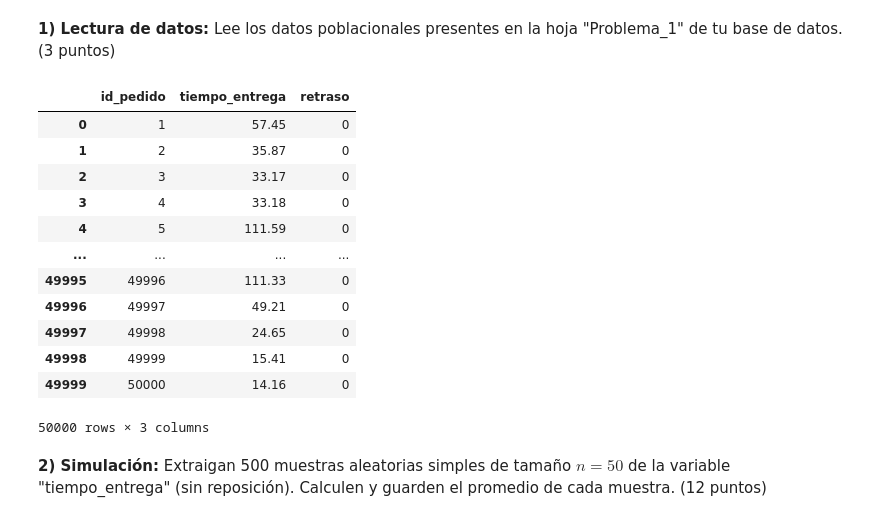
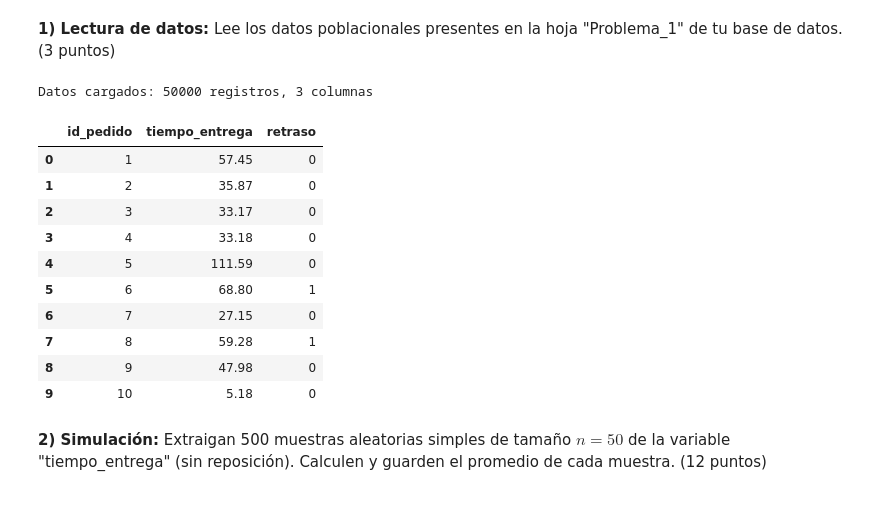
Before and after one commit to Cesitar16/Taller1_InferenciaEstadistica, a Jupyter notebook: TG1_MAT4152_FA.ipynb, the cells around one changed output. Drawn from its saved outputs; the diff is of its cells as text; code cells hidden in the pictures.

```diff
--- a/TG1_MAT4152_FA.ipynb
+++ b/TG1_MAT4152_FA.ipynb
@@ -60,21 +60,21 @@ La población de tiempos de entrega no sigue una distribución normal (está ses
 **1) Lectura de datos:** Lee los datos poblacionales presentes en la hoja "Problema_1" de tu base de datos. (3 puntos)
 # %%
 df = pd.read_excel('T1_B1_data_logistica.xlsx', sheet_name='Problema_1')
-df
+print(f"Datos cargados: {df.shape[0]} registros, {df.shape[1]} columnas")
+df.head(10)
 # %% [output]
+Datos cargados: 50000 registros, 3 columnas
 |  | id_pedido | tiempo_entrega | retraso |
 | 0 | 1 | 57.45 | 0 |
 | 1 | 2 | 35.87 | 0 |
 | 2 | 3 | 33.17 | 0 |
 | 3 | 4 | 33.18 | 0 |
 | 4 | 5 | 111.59 | 0 |
-| ... | ... | ... | ... |
-| 49995 | 49996 | 111.33 | 0 |
-| 49996 | 49997 | 49.21 | 0 |
-| 49997 | 49998 | 24.65 | 0 |
-| 49998 | 49999 | 15.41 | 0 |
-| 49999 | 50000 | 14.16 | 0 |
+| 5 | 6 | 68.80 | 1 |
+| 6 | 7 | 27.15 | 0 |
+| 7 | 8 | 59.28 | 1 |
+| 8 | 9 | 47.98 | 0 |
+| 9 | 10 | 5.18 | 0 |
-50000 rows × 3 columns
 # %% [markdown]
 **2) Simulación:** Extraigan 500 muestras aleatorias simples de tamaño $n=50$ de la variable "tiempo_entrega" (sin reposición). Calculen y guarden el promedio de cada muestra. (12 puntos)
 # %%
```
Also changed, not shown: parts of 2 cells of this notebook.
